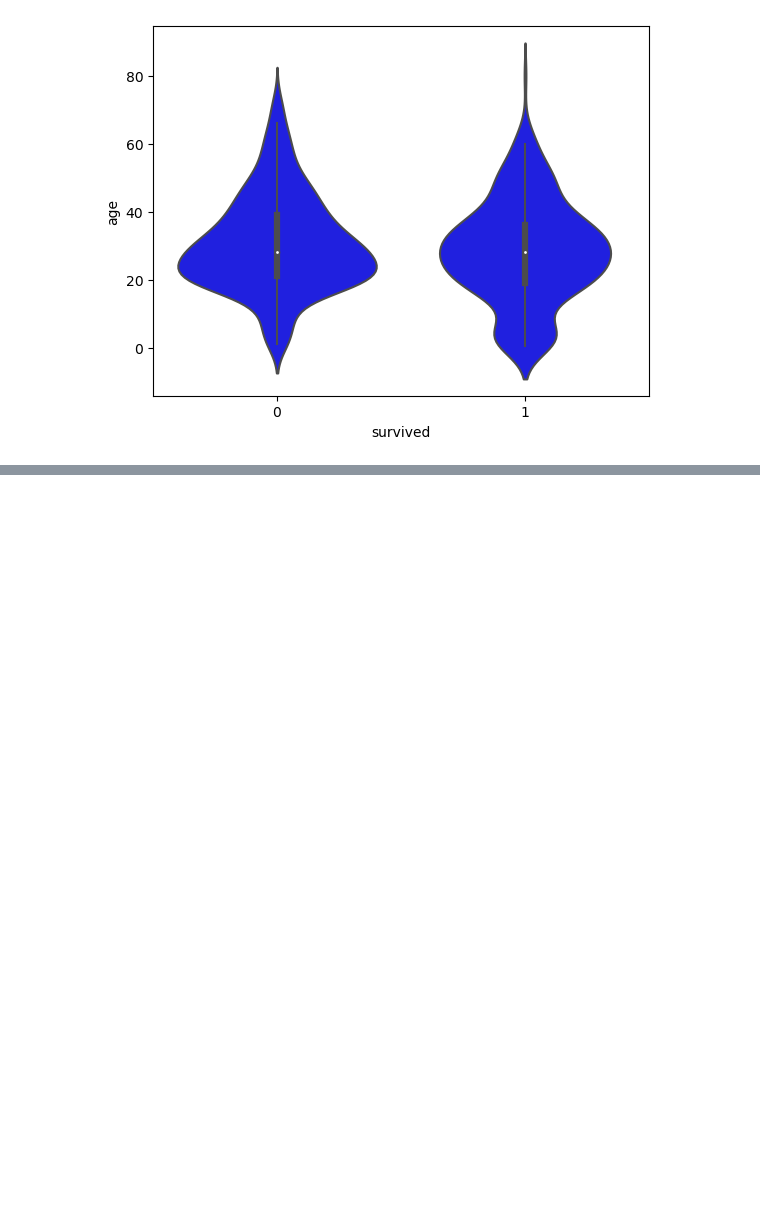
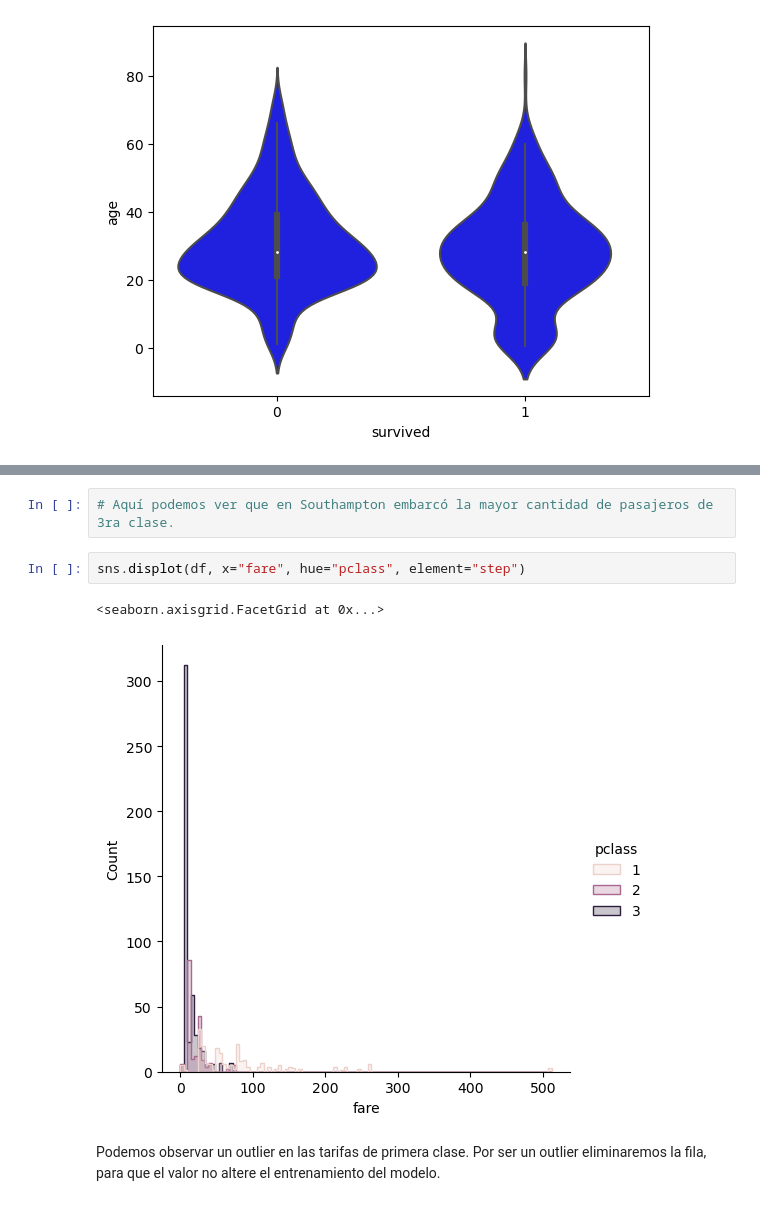
Before and after one commit to joacssilveira/titanic-ml, a Jupyter notebook: datacleaning.ipynb, the cells around one changed output, grey strips where cells are left out. Cells and saved outputs as stored; diff of their text form; blank space fills up the shorter version.

```diff
--- a/datacleaning.ipynb
+++ b/datacleaning.ipynb
@@ -163,0 +180,9 @@ sns.violinplot(
+# %%
+# Aquí podemos ver que en Southampton embarcó la mayor cantidad de pasajeros de 3ra clase.
+# %%
+sns.displot(df, x="fare", hue="pclass", element="step")
+# %% [output]
+<seaborn.axisgrid.FacetGrid at 0x...>
+[figure, added]
+# %% [markdown]
+Podemos observar un outlier en las tarifas de primera clase. Por ser un outlier eliminaremos la fila, para que el valor no altere el entrenamiento del modelo.
```
Also changed, not shown: parts of 11 cells of this notebook.
